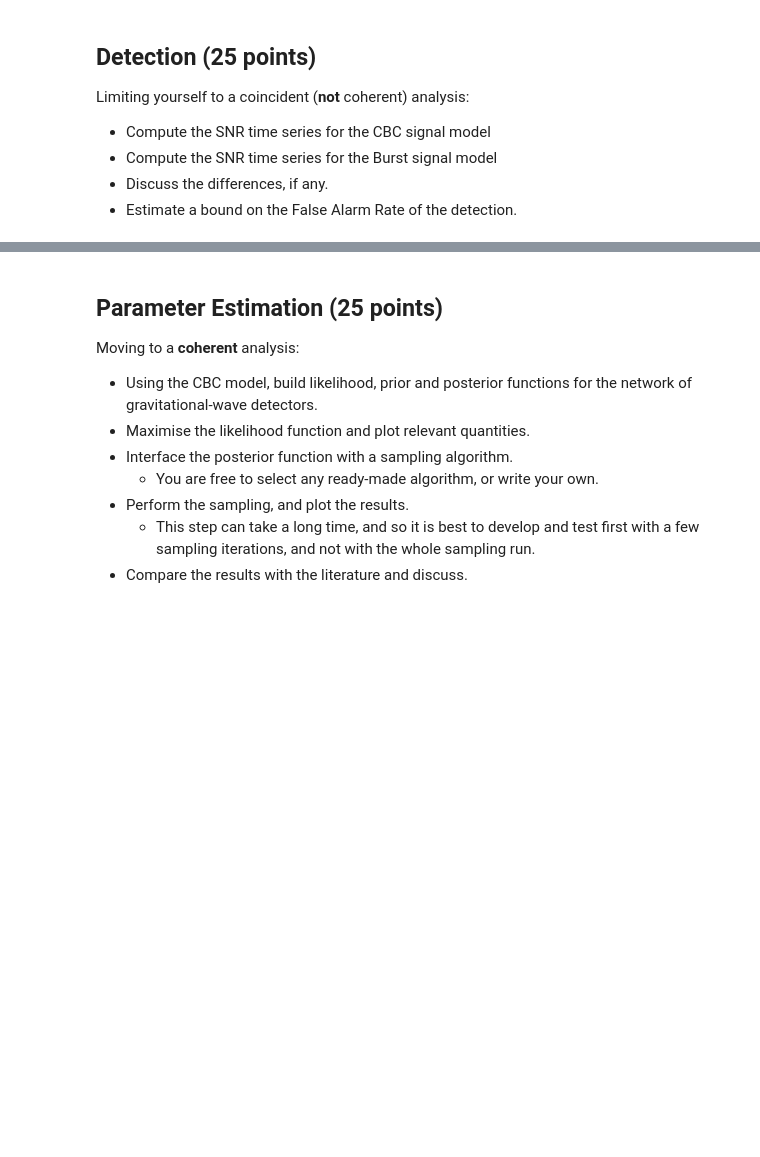
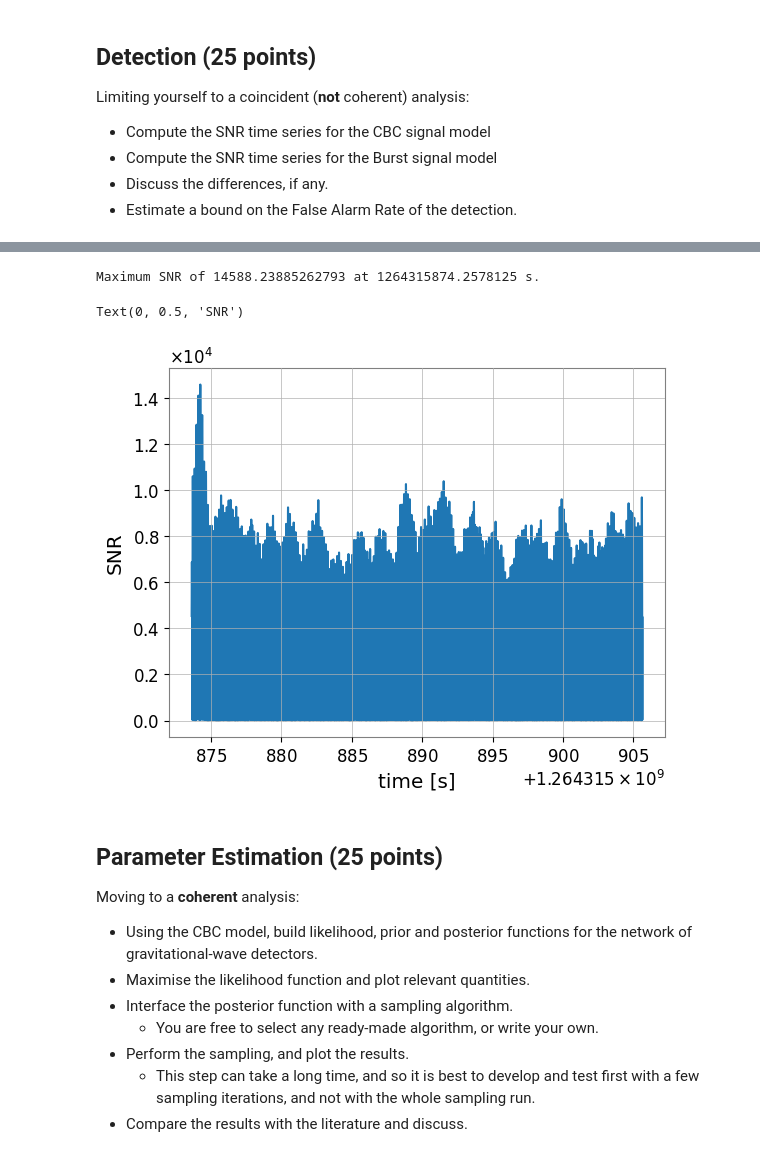
Before and after one commit to hjornskar-ctrl/dim-clem, a Jupyter notebook: final_project.ipynb, the cells around one changed output, grey strips where cells are left out. Drawn from its saved outputs; the diff is of its cells as text; code cells hidden in the pictures; blank space fills up the shorter version.

```diff
--- a/final_project.ipynb
+++ b/final_project.ipynb
@@ -251,3 +285,38 @@ Limiting yourself to a coincident (**not** coherent) analysis:
+# %%
+# We will need the PSD with the same frequency spacing as the data and template,
+# so we interpolate it to match:
+
+Pxx_H1 = GW_200129_strain_H1.psd(window=('tukey',1./4.))
+
+Pxx_H1_32=Pxx_H1.interpolate(data_fft.df.value)
+# %%
+# With the right normalisation, this is equation 7.58 of the textbook:
+optimal=data_fft*template_fft.conjugate()/Pxx_H1_32
+opt_time=2*optimal.ifft()*(optimal.df*2)
+# %%
+# This is equation 7.49 of the textbook: the overlap of the template with itself
+sigmasq = 4 * np.real((template_fft * template_fft.conjugate() / Pxx_H1_32).sum() *template_fft.df)
+sigma = np.sqrt(np.abs(sigmasq))
+# And now we have the SNR time series:
+SNR_complex = opt_time/sigma
+# %%
+# We can recenter thing with the location of peak in the template:
+peaksample = template.argmax()
+SNR_complex = np.roll(SNR_complex,peaksample)
+SNR = abs(SNR_complex)
+# %%
+SNRmax=SNR.max().value
+time_max=SNR.times[SNR.argmax()]
+print('Maximum SNR of {} at {}.'.format(SNRmax,time_max))
+# %% [output]
+Maximum SNR of 14588.23885262793 at 1264315874.2578125 s.
+# %%
+plt.plot(SNR.times,SNR)
+plt.xlabel('time [s]')
+plt.ylabel('SNR')
+# %% [output]
+Text(0, 0.5, 'SNR')
+[figure, added]
 # %% [markdown]
 ## Parameter Estimation (25 points)
 Moving to a **coherent** analysis:
```
Also changed, not shown: parts of 17 cells of this notebook.
